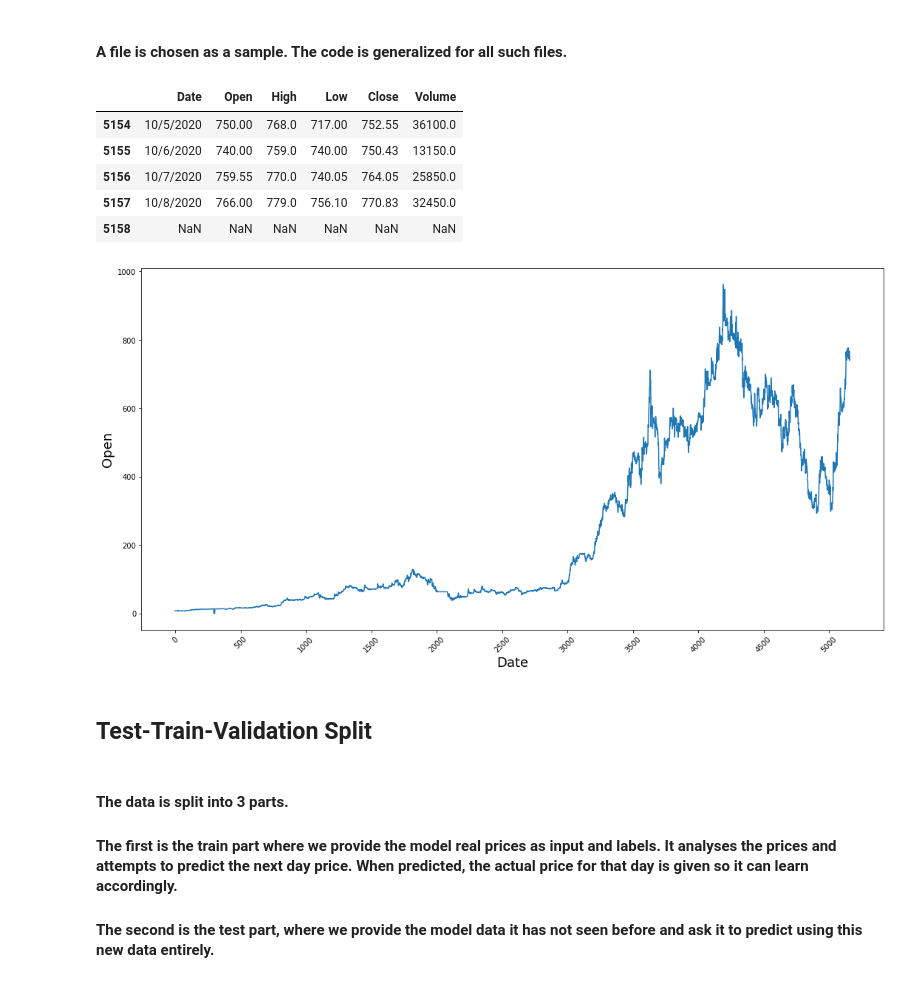
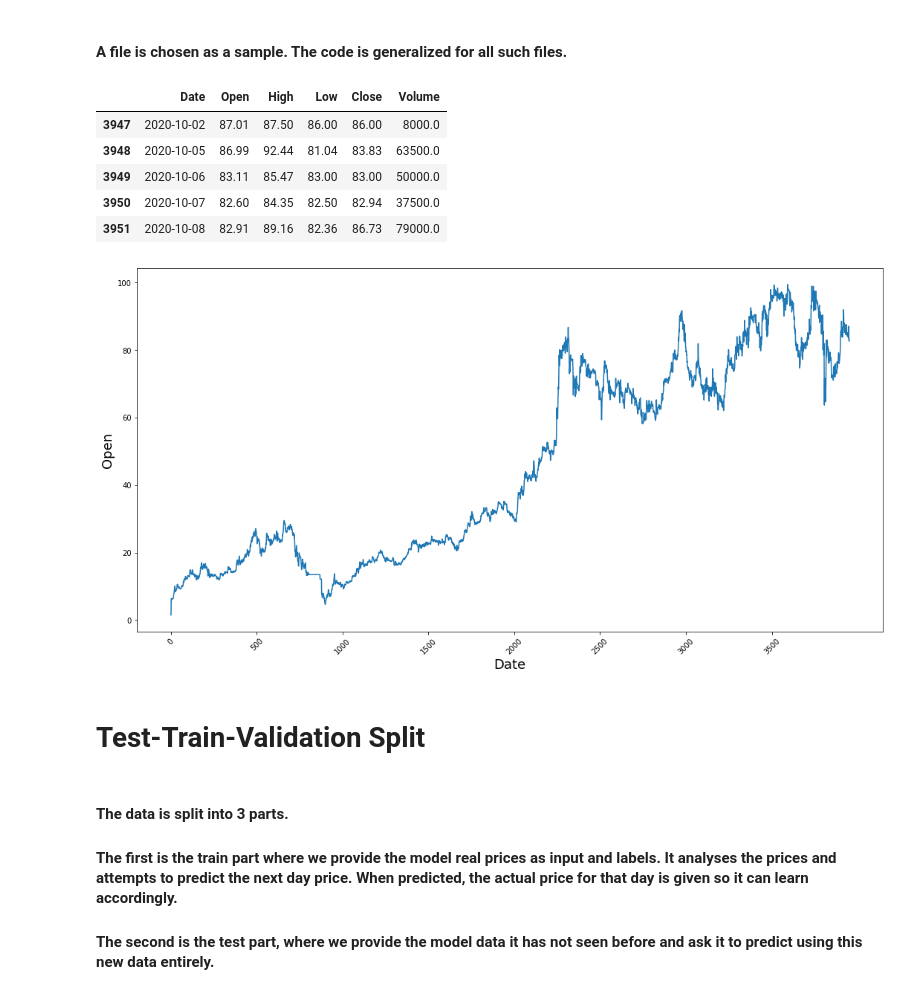
Before and after one commit to md03475/Deep-PSX-Kaavish, a Jupyter notebook: Module 1 Final.ipynb, the cells around one changed output. Cells and saved outputs as stored; diff of their text form; code cells hidden in the pictures.

```diff
--- a/Module 1 Final.ipynb
+++ b/Module 1 Final.ipynb
@@ -23,15 +47,15 @@ from sklearn.preprocessing import MinMaxScaler
 # %% [markdown]
 #### A file is chosen as a sample. The code is generalized for all such files.
 # %%
-abl = pd.read_csv('ABOT PA Equity.csv')
+abl = pd.read_csv('Companies/ABL PA Equity.csv')
 abl.tail()
 # %% [output]
 |  | Date | Open | High | Low | Close | Volume |
-| 5154 | 10/5/2020 | 750.00 | 768.0 | 717.00 | 752.55 | 36100.0 |
-| 5155 | 10/6/2020 | 740.00 | 759.0 | 740.00 | 750.43 | 13150.0 |
-| 5156 | 10/7/2020 | 759.55 | 770.0 | 740.05 | 764.05 | 25850.0 |
-| 5157 | 10/8/2020 | 766.00 | 779.0 | 756.10 | 770.83 | 32450.0 |
-| 5158 | NaN | NaN | NaN | NaN | NaN | NaN |
+| 3947 | 2020-10-02 | 87.01 | 87.50 | 86.00 | 86.00 | 8000.0 |
+| 3948 | 2020-10-05 | 86.99 | 92.44 | 81.04 | 83.83 | 63500.0 |
+| 3949 | 2020-10-06 | 83.11 | 85.47 | 83.00 | 83.00 | 50000.0 |
+| 3950 | 2020-10-07 | 82.60 | 84.35 | 82.50 | 82.94 | 37500.0 |
+| 3951 | 2020-10-08 | 82.91 | 89.16 | 82.36 | 86.73 | 79000.0 |
 # %%
 plt.figure(figsize = (18,9))
 plt.plot(range(abl.shape[0]), abl['Open'])
@@ -40,9 +64,9 @@ plt.xlabel('Date', fontsize=18)
 plt.ylabel('Open', fontsize=18)
 plt.show()
 # %% [output]
-[figure, old version]
+[figure, new version]
 # %% [markdown]
-## Test-Train-Validation Split
+# Test-Train-Validation Split
 # %% [markdown]
 #### The data is split into 3 parts.
 
```
Also changed, not shown: parts of 21 cells of this notebook.
